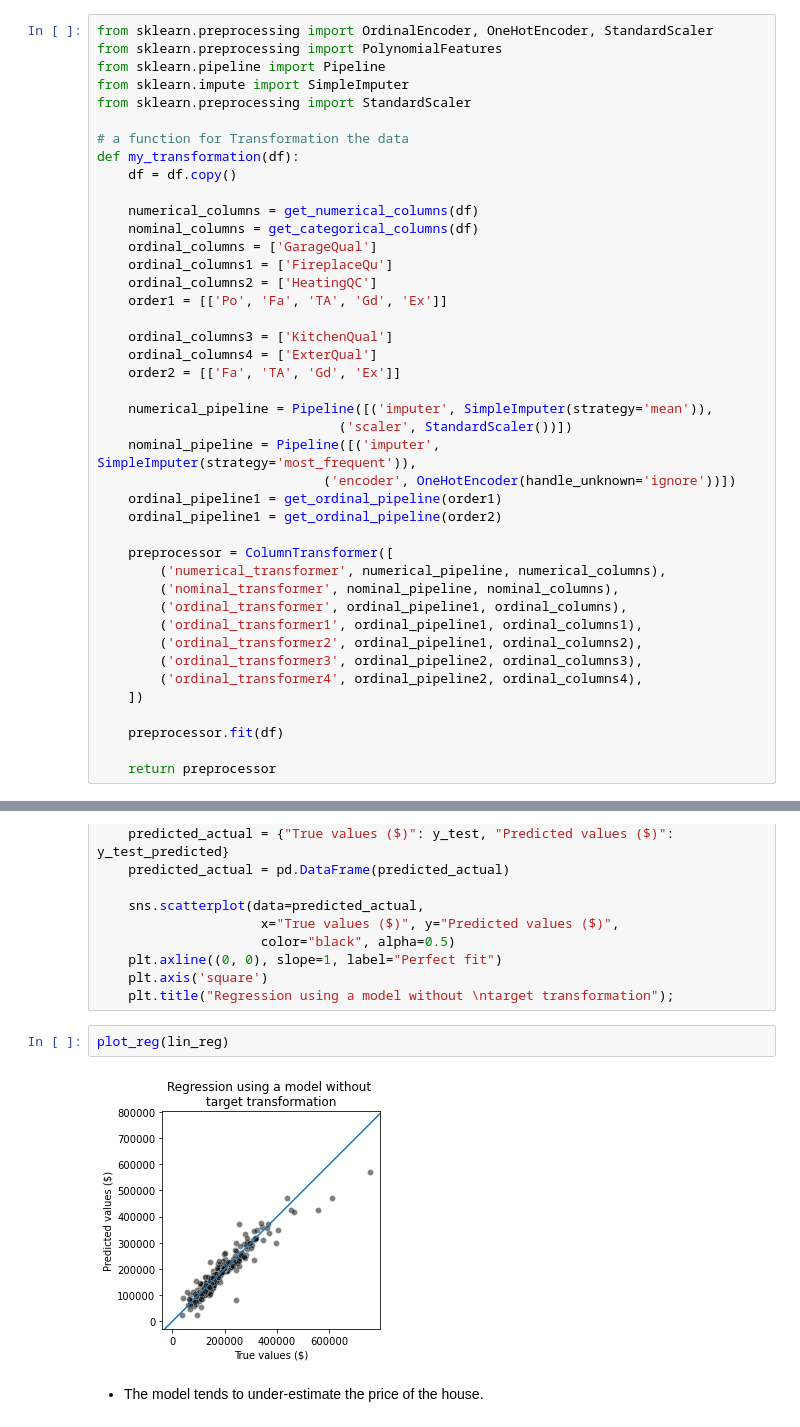
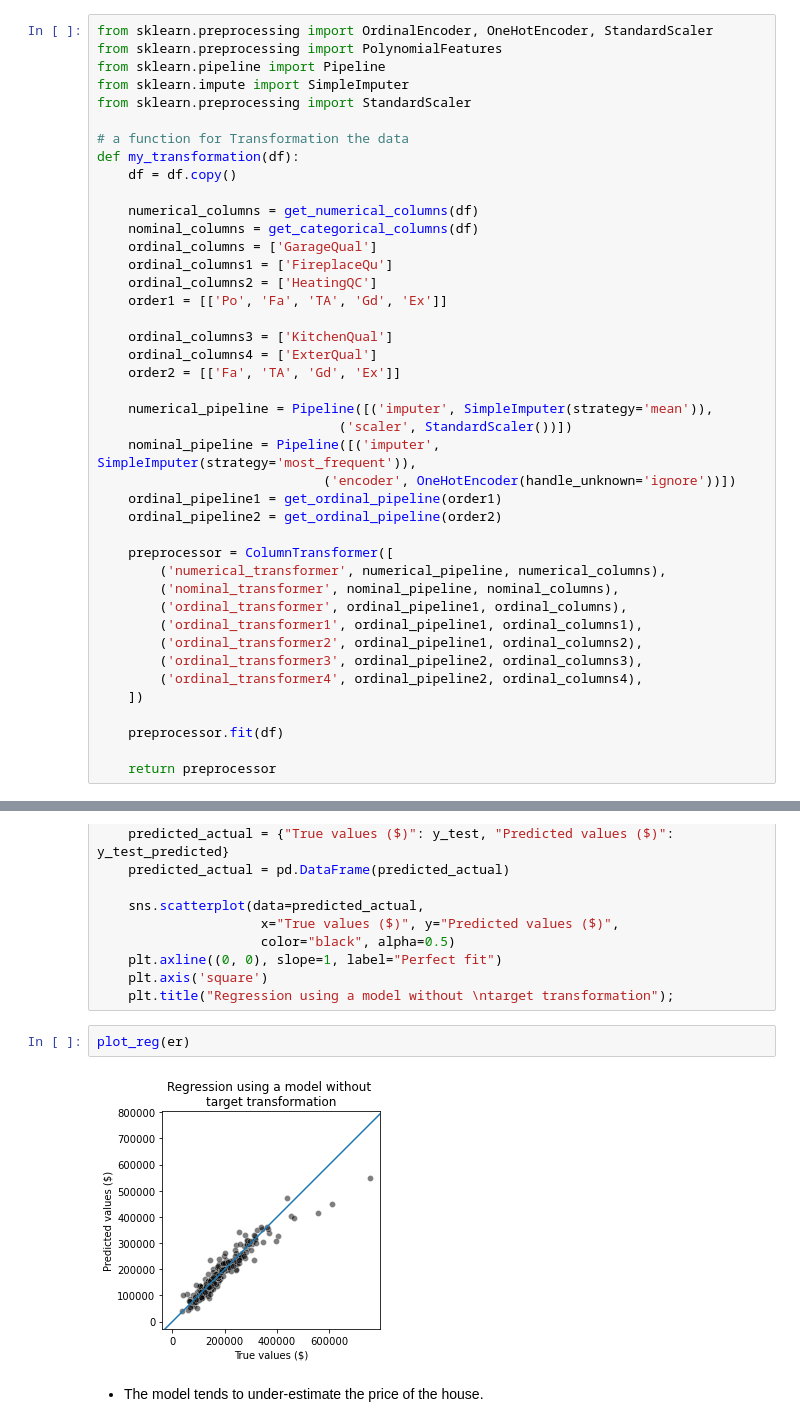
Before and after one commit to Rae-Zou/ML-regression-model, a Jupyter notebook: HousePrice.ipynb, the cells around one changed output, grey strips where cells are left out. Saved outputs shown, nothing was run; the diff lists cells and outputs as text.

```diff
--- a/HousePrice.ipynb
+++ b/HousePrice.ipynb
@@ -365,7 +365,7 @@ def my_transformation(df):
     nominal_pipeline = Pipeline([('imputer', SimpleImputer(strategy='most_frequent')),
                              ('encoder', OneHotEncoder(handle_unknown='ignore'))])
     ordinal_pipeline1 = get_ordinal_pipeline(order1)
-    ordinal_pipeline1 = get_ordinal_pipeline(order2)
+    ordinal_pipeline2 = get_ordinal_pipeline(order2)
 
     preprocessor = ColumnTransformer([
         ('numerical_transformer', numerical_pipeline, numerical_columns),
@@ -533,9 +557,9 @@ def plot_reg(model):
     plt.axis('square')
     plt.title("Regression using a model without \ntarget transformation");
 # %%
-plot_reg(lin_reg)
+plot_reg(er)
 # %% [output]
-[figure, old version]
+[figure, new version]
 # %% [markdown]
 - The model tends to under-estimate the price of the house.
 # %% [markdown]
```
Also changed, not shown: parts of 18 cells of this notebook, 1 other file.
